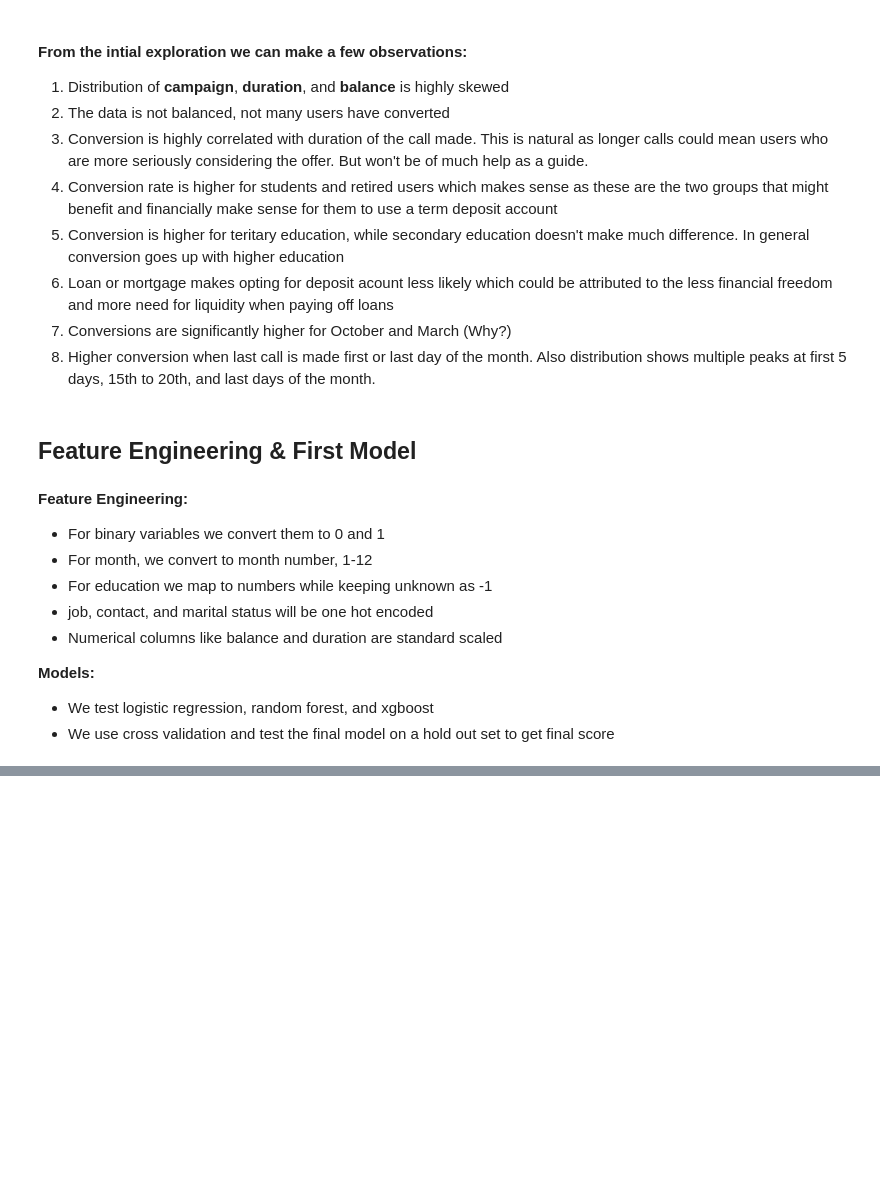
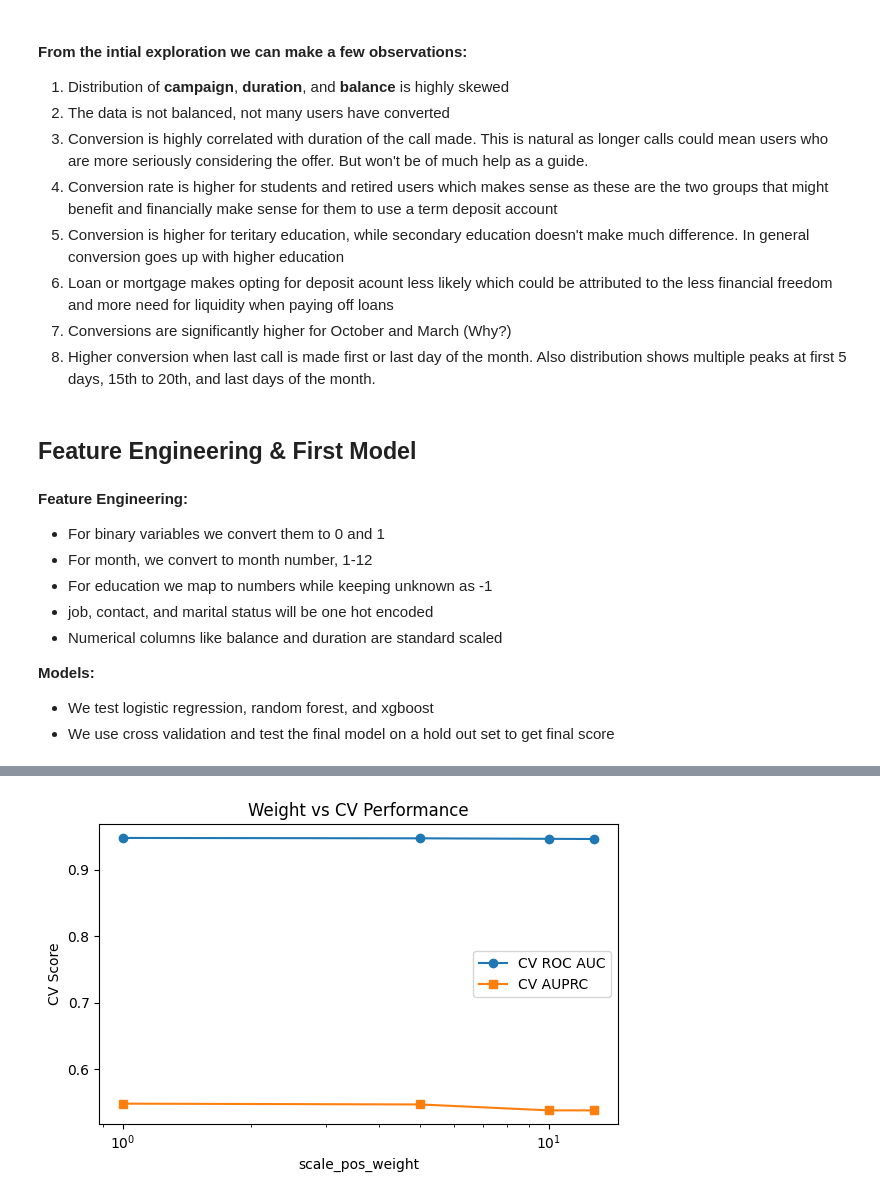
Before and after one commit to arvinfatemi/tjSOflM6dXnt2s6m, a Jupyter notebook: term-deposit-marketing.ipynb, the cells around one changed output, grey strips where cells are left out. Drawn from its saved outputs; the diff is of its cells as text; code cells hidden in the pictures; blank space fills up the shorter version.

```diff
--- a/term-deposit-marketing.ipynb
+++ b/term-deposit-marketing.ipynb
@@ -274,7 +430,7 @@ models_weighted = {
 
 # 3. 5-Fold CV setup
 cv = StratifiedKFold(n_splits=5, shuffle=True, random_state=42)
-scoring = ['accuracy', 'recall', 'roc_auc']
+scoring = ['accuracy', 'precision', 'recall', 'roc_auc']
 
 # 4. Run CV and collect results
 cv_results_weighted = {}
@@ -282,6 +438,7 @@ for name, model in models_weighted.items():
     scores = cross_validate(model, X_train, y_train, cv=cv, scoring=scoring)
     cv_results_weighted[name] = {
         'cv_accuracy_mean': scores['test_accuracy'].mean(),
+        'cv_precision_mean': scores['test_precision'].mean(),
         'cv_recall_mean':   scores['test_recall'].mean(),
         'cv_auc_mean':      scores['test_roc_auc'].mean()
     }
@@ -476,0 +582,79 @@ plt.show()
+# %%
+# 1. Recompute positive-class weight ratio
+neg, pos = (y_train == 0).sum(), (y_train == 1).sum()
+ratio = neg / pos
+
+# 2. Define candidate weights to test
+weights = [1, 5, 10, ratio]
+
+# 3. Set up CV for AUC and AUPRC
+cv = StratifiedKFold(n_splits=5, shuffle=True, random_state=42)
+scoring = ['roc_auc', 'average_precision']
+results = []
+
+for w in weights:
+    model = XGBClassifier(
+        n_estimators=100, max_depth=3,
+        scale_pos_weight=w,
+        use_label_encoder=False,
+        eval_metric='logloss',
+        random_state=42
+    )
+    scores = cross_validate(model, X_train, y_train, cv=cv, scoring=scoring)
+    results.append({
+        'weight': w,
+        'mean_roc_auc': scores['test_roc_auc'].mean(),
+        'mean_auprc':   scores['test_average_precision'].mean()
+    })
+
+# 4. Summarize and plot CV results
+df_res = pd.DataFrame(results)
+print(df_res)
+
+plt.figure(figsize=(6, 4))
+plt.plot(df_res['weight'], df_res['mean_roc_auc'], marker='o', label='CV ROC AUC')
+plt.plot(df_res['weight'], df_res['mean_auprc'], marker='s', label='CV AUPRC')
+plt.xscale('log')
+plt.xlabel('scale_pos_weight')
+plt.ylabel('CV Score')
+plt.title('Weight vs CV Performance')
+plt.legend()
+plt.tight_layout()
+plt.show()
+
+# 5. Pick best weight by highest AUPRC
+best_w = df_res.loc[df_res['mean_auprc'].idxmax(), 'weight']
+print(f"Best scale_pos_weight by CV AUPRC: {best_w:.2f}")
+
+# 6. Refit on full training set with best weight and plot final curves
+best_model = XGBClassifier(
+    n_estimators=100, max_depth=3,
+    scale_pos_weight=best_w,
+    use_label_encoder=False,
+    eval_metric='logloss',
+    random_state=42
+)
+best_model.fit(X_train, y_train)
+y_prob = best_model.predict_proba(X_hold)[:, 1]
+
+# ROC curve
+fpr, tpr, _ = roc_curve(y_hold, y_prob)
+roc_auc = auc(fpr, tpr)
+plt.figure(figsize=(5, 4))
+plt.plot(fpr, tpr, label=f'ROC AUC = {roc_auc:.3f}')
+plt.plot([0, 1], [0, 1], '--', color='gray')
+plt.xlabel('FPR'); plt.ylabel('TPR'); plt.title('Hold-out ROC Curve')
+plt.legend(loc='lower right')
+plt.tight_layout()
+plt.show()
+
+# Precision-Recall curve
+precision, recall, _ = precision_recall_curve(y_hold, y_prob)
+auprc = average_precision_score(y_hold, y_prob)
+plt.figure(figsize=(5, 4))
+plt.plot(recall, precision, label=f'AUPRC = {auprc:.3f}')
+plt.xlabel('Recall'); plt.ylabel('Precision'); plt.title('Hold-out Precision-Recall')
+plt.legend(loc='upper right')
+plt.tight_layout()
+plt.show()
+# %% [output]
@@ -476,0 +666 @@ plt.show()
+[figure, added]
```
Also changed, not shown: parts of 21 cells of this notebook.
